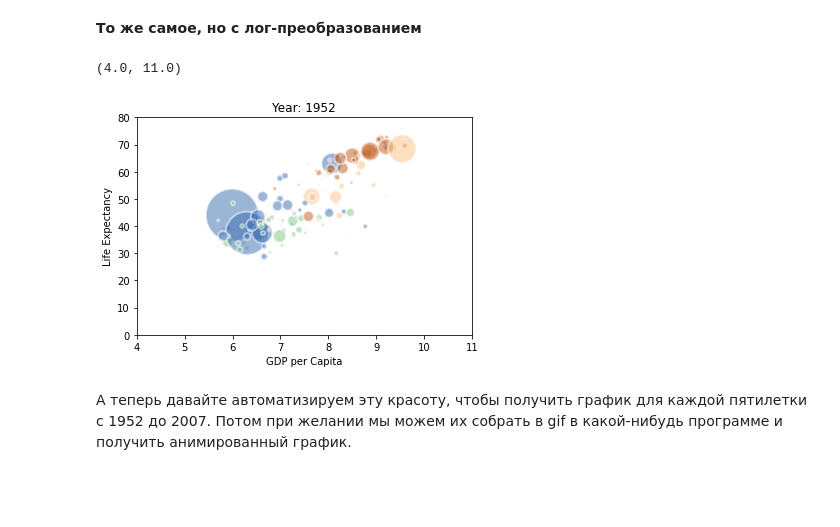
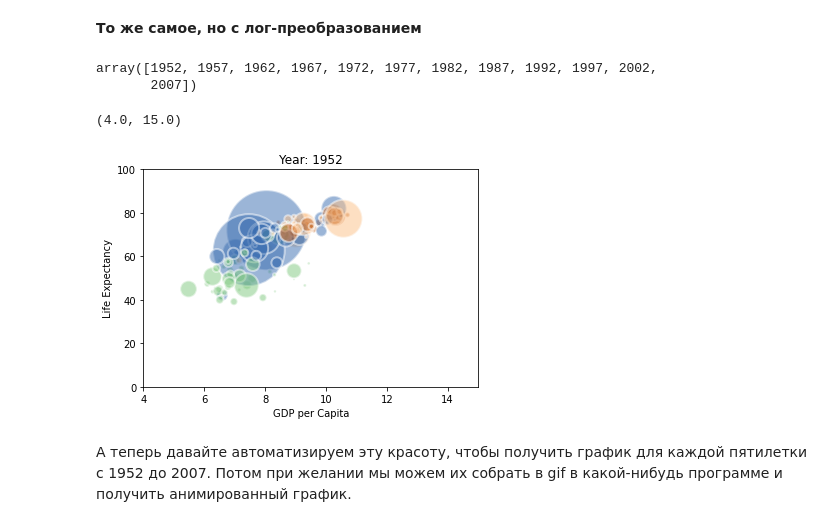
Before and after one commit to pileyan/DPO_Python_22_23, a Jupyter notebook: lect16_Visualization + SQL/Viz.ipynb, the cells around one changed output. Cells and saved outputs as stored; diff of their text form; code cells hidden in the pictures; blank space fills up the shorter version.

```diff
--- a/lect16_Visualization + SQL/Viz.ipynb
+++ b/lect16_Visualization + SQL/Viz.ipynb
@@ -429,18 +441,23 @@ plt.xlim(0,100000)
 **То же самое, но с лог-преобразованием**
 # %%
 import numpy as np
+# %%
+gapminder.year.unique()
+# %% [output]
+array([1952, 1957, 1962, 1967, 1972, 1977, 1982, 1987, 1992, 1997, 2002,
+       2007])
 # %%
-tmp = gapminder[gapminder.year == 1952 ]
+tmp = gapminder[gapminder.year == 2002 ]
 plt.scatter(np.log(tmp['gdpPercap']), tmp['lifeExp'], s = tmp['pop']/200000 ,
             c=tmp['continent'].cat.codes, cmap= "Accent", alpha=0.5, edgecolors="white", linewidth=2)
 plt.xlabel("GDP per Capita")
 plt.ylabel("Life Expectancy")
 plt.title("Year: "+str(1952) )
-plt.ylim(0, 80)
-plt.xlim(4,11) # меняем лимиты для лог-шкалы
+plt.ylim(0, 100)
+plt.xlim(4,15) # меняем лимиты для лог-шкалы
 # %% [output]
-(4.0, 11.0)
+(4.0, 15.0)
-[figure, old version]
+[figure, new version]
 # %% [markdown]
 А теперь давайте автоматизируем эту красоту, чтобы получить график для каждой пятилетки с 1952 до 2007. Потом при желании мы можем их собрать в gif в какой-нибудь программе и получить анимированный график.
 # %%
```
Also changed, not shown: parts of 10 cells of this notebook, 15 other files.
